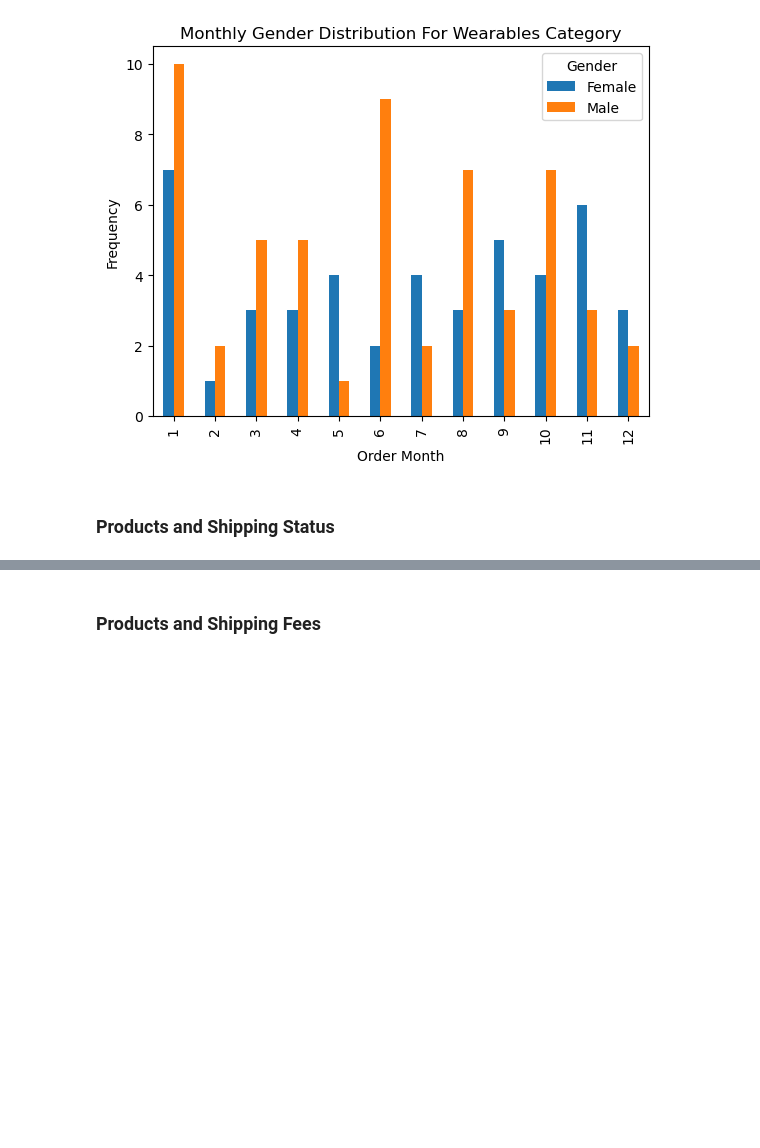
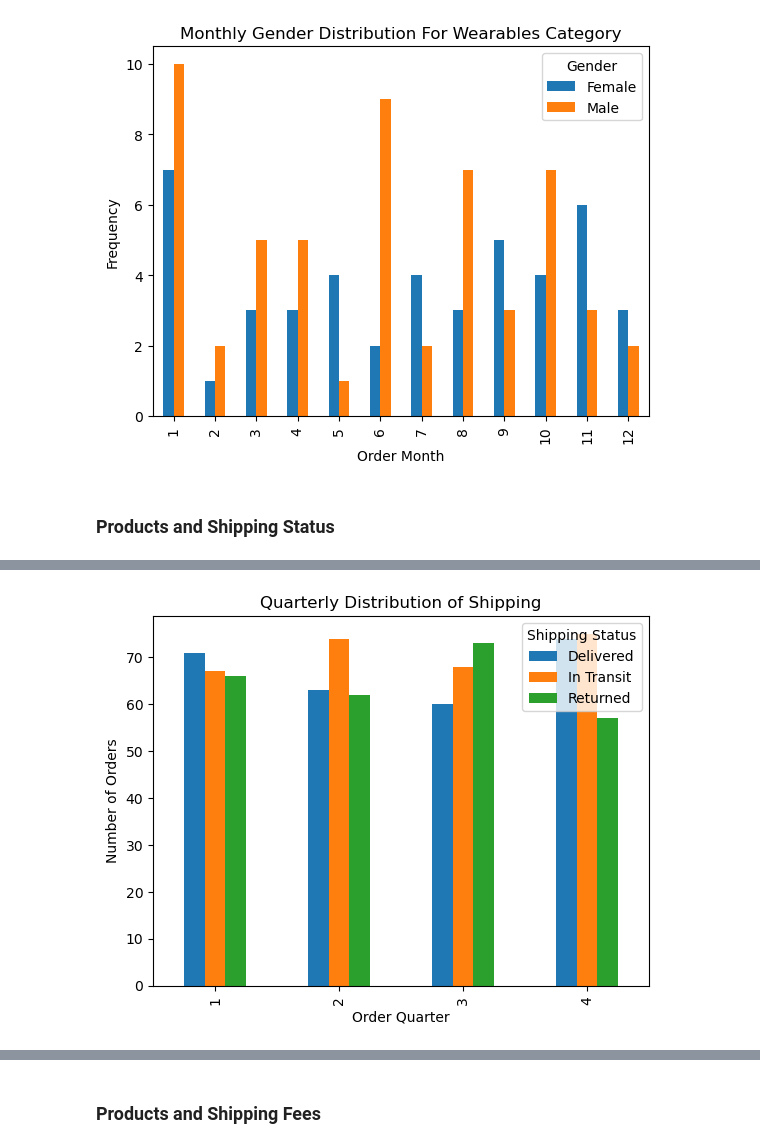
Before and after one commit to Mohammed-Hanan-Othman/ecommerce-sales-analysis, a Jupyter notebook: notebooks/3.product_performance.ipynb, the cells around one changed output, grey strips where cells are left out. Cells and saved outputs as stored; diff of their text form; code cells hidden in the pictures; blank space fills up the shorter version.

```diff
--- a/notebooks/3.product_performance.ipynb
+++ b/notebooks/3.product_performance.ipynb
@@ -293,0 +318,8 @@ plt.show();
+# %%
+# Quarterly Distribution of Shipping
+df_copy.groupby(by=["Order Quarter", "Shipping Status"]).size().unstack().plot(kind="bar")
+plt.title("Quarterly Distribution of Shipping")
+plt.ylabel("Number of Orders")
+plt.show();
+# %% [output]
+[figure, added]
```
Also changed, not shown: parts of 9 cells of this notebook.
